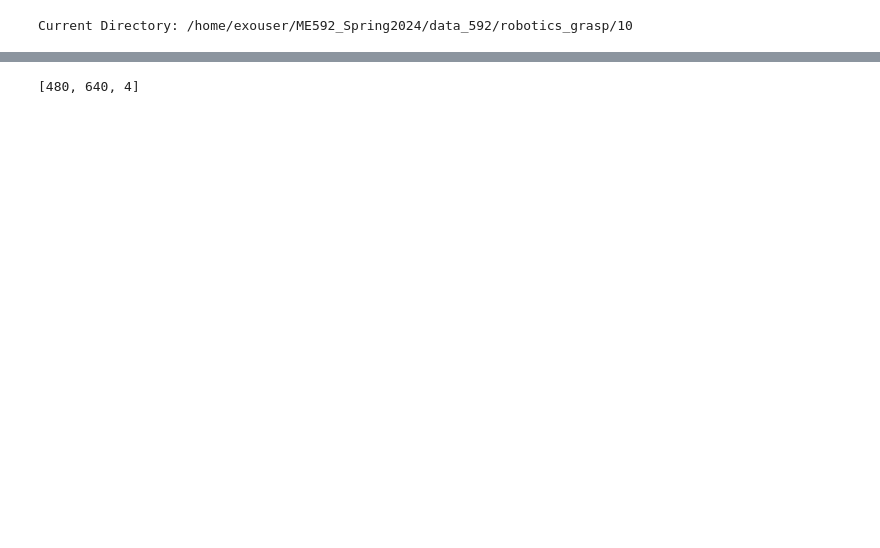
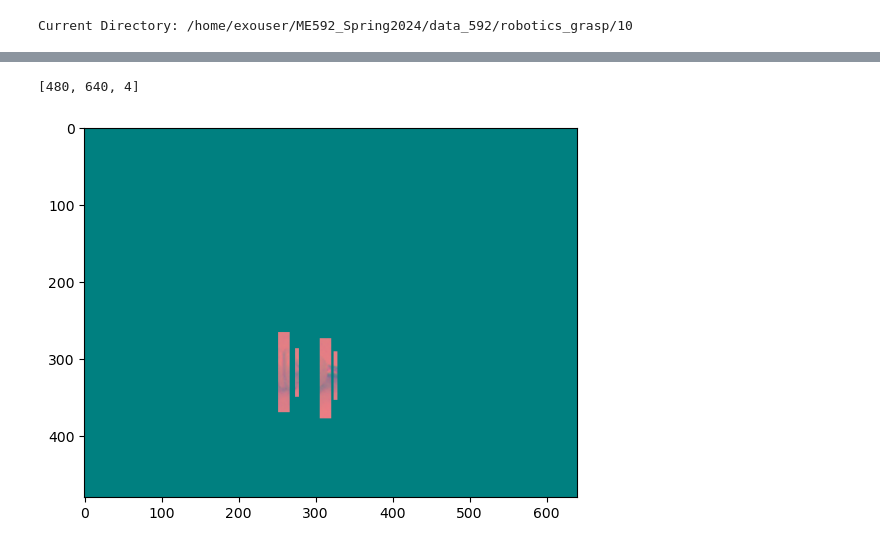
Before and after one commit to mcmullrj/ME592_Public, a Jupyter notebook: HW2a.ipynb, the cells around one changed output, grey strips where cells are left out. Saved outputs shown, nothing was run; the diff lists cells and outputs as text; code cells hidden in the pictures; blank space fills up the shorter version.

```diff
--- a/HW2a.ipynb
+++ b/HW2a.ipynb
@@ -194,13 +210,18 @@ plt.imshow(depth_image,cmap="gray")
 # %%
 #build rgbd image array, build patches
 
 #rbgd array
 rgbd_image = np.zeros([len(Image1[:,0]),len(Image1[0,:]),4])
 rgbd_image[:,:,[0,1,2]] = Image1
 rgbd_image[:,:,3] = depth_image
+print([len(rgbd_image[:,0,0]),len(rgbd_image[0,:,0]),len(rgbd_image[0,0,:])])
+#rgb in rgbd image is now a float, need to convert back to uint8 before plotting
+#and converting to yuv
 
-print([len(rgbd_image[:,0,0]),len(rgbd_image[0,:,0]),len(rgbd_image[0,0,:])])
+yuvd_image = CreatePatch(rgbd_image,RectanglesPositive)
 
-Patch = CreatePatch(rgbd_image,RectanglesPositive)
+plt.imshow(yuvd_image)
+plt.show()
 # %% [output]
 [480, 640, 4]
+[figure, added]
```
Also changed, not shown: parts of 5 cells of this notebook, 1 other file.
